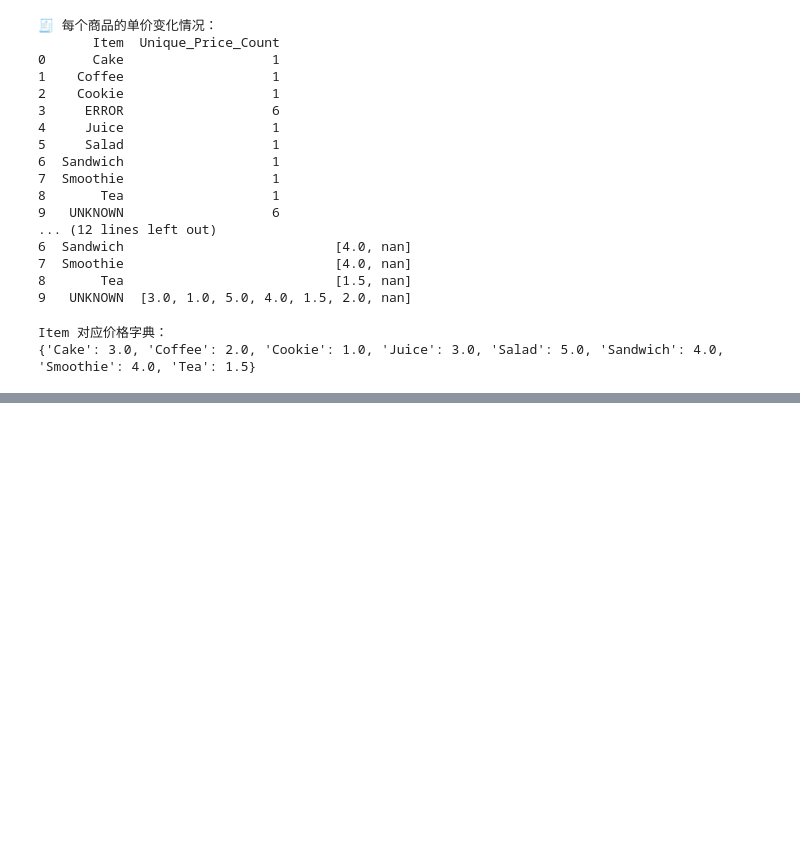
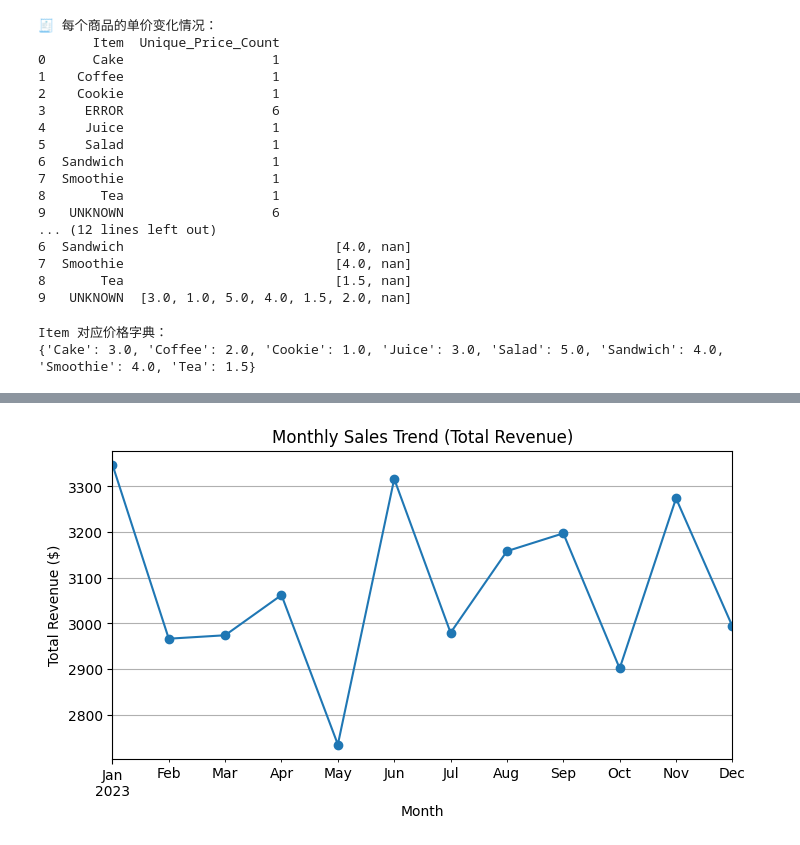
Before and after one commit to xiaYC35/cafe-sales-cleaning-trainnig, a Jupyter notebook: Cafe_sales_data.ipynb, the cells around one changed output, grey strips where cells are left out. Cells and saved outputs as stored; diff of their text form; code cells hidden in the pictures; blank space fills up the shorter version.

```diff
--- a/Cafe_sales_data.ipynb
+++ b/Cafe_sales_data.ipynb
@@ -226,0 +276,2 @@ print(clean_df.head(10))
+# %%
+clean_df['Total Spent'] = clean_df['Total Spent'].fillna(clean_df['Quantity'] * clean_df['Price Per Unit'])
@@ -226,0 +293,2 @@ print(clean_df.head(10))
+# %%
+clean_df['Quantity'] = clean_df['Quantity'].fillna(clean_df['Total Spent'] / clean_df['Price Per Unit'])
@@ -226,0 +359,3 @@ print(clean_df.head(10))
+# %%
+clean_df = clean_df[~clean_df['Payment Method'].isin(['UNKNOWN','ERROR','NaN', None, np.nan])]
+clean_df = clean_df[~clean_df['Location'].isin(['UNKNOWN','ERROR','NaN', None, np.nan])]
@@ -226,0 +485,20 @@ print(clean_df.head(10))
+# %%
+import pandas as pd
+clean_df = df.copy()
+# 🧩 假设 clean_df 已经加载并含有上述列
+
+# 1️⃣ 删除包含 'error' 或 'unknown' 的行（任何列中出现都删除）
+clean_df = clean_df[
+    ~clean_df.isin(['error', 'unknown']).any(axis=1)
+]
+
+# 2️⃣ 删除包含 NaN 的行
+clean_df = clean_df.dropna()
+
+# 3️⃣ 删除最后两列（Item_filled 和 Fixed Item）
+clean_df = clean_df.drop(columns=['Item_filled', 'Fixed Item'], errors='ignore')
+
+# 4️⃣ 输出清洗后报告
+print("✅ 清洗完成！")
+print(f"剩余行数: {len(clean_df)}")
+print(f"剩余列: {list(clean_df.columns)}")
@@ -226,0 +552,18 @@ print(clean_df.head(10))
+# %%
+# 转换日期
+clean_df["Transaction Date"] = pd.to_datetime(clean_df["Transaction Date"])
+clean_df["Month"] = clean_df["Transaction Date"].dt.to_period("M")
+
+# 月度汇总
+monthly_revenue = clean_df.groupby("Month")["Total Spent"].sum()
+
+# 绘图
+plt.figure(figsize=(8,4))
+monthly_revenue.plot(marker="o")
+plt.title("Monthly Sales Trend (Total Revenue)")
+plt.xlabel("Month")
+plt.ylabel("Total Revenue ($)")
+plt.grid(True)
+plt.show()
+# %% [output]
+[figure, added]
```
Also changed, not shown: parts of 49 cells of this notebook.
